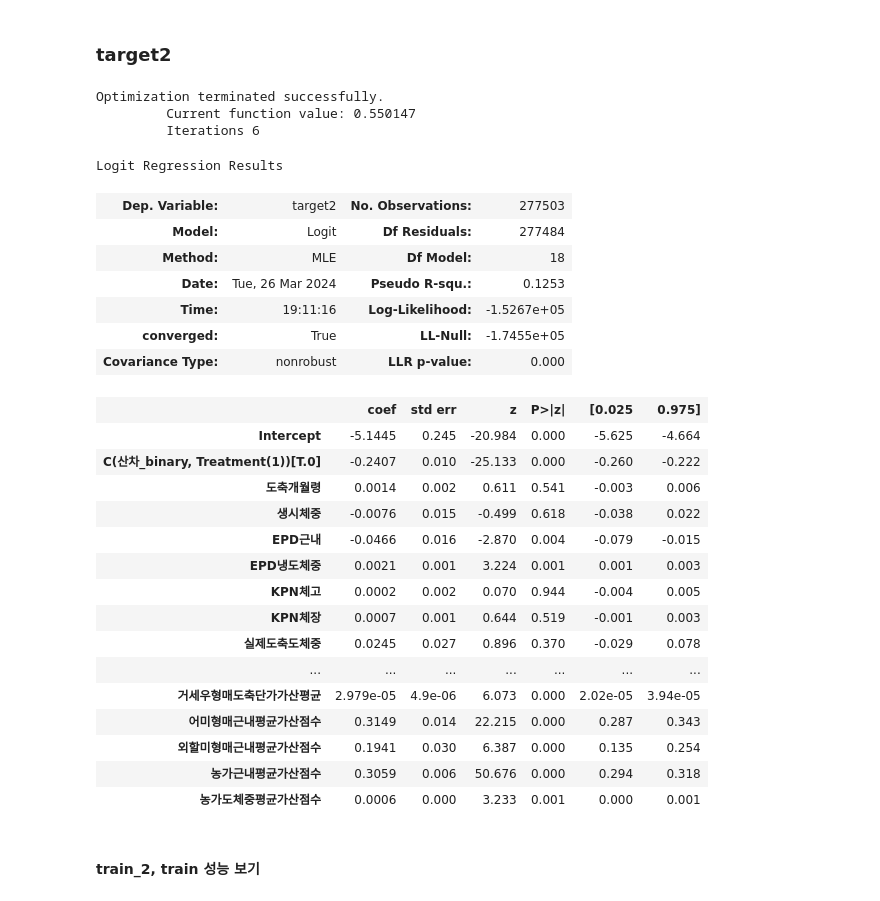
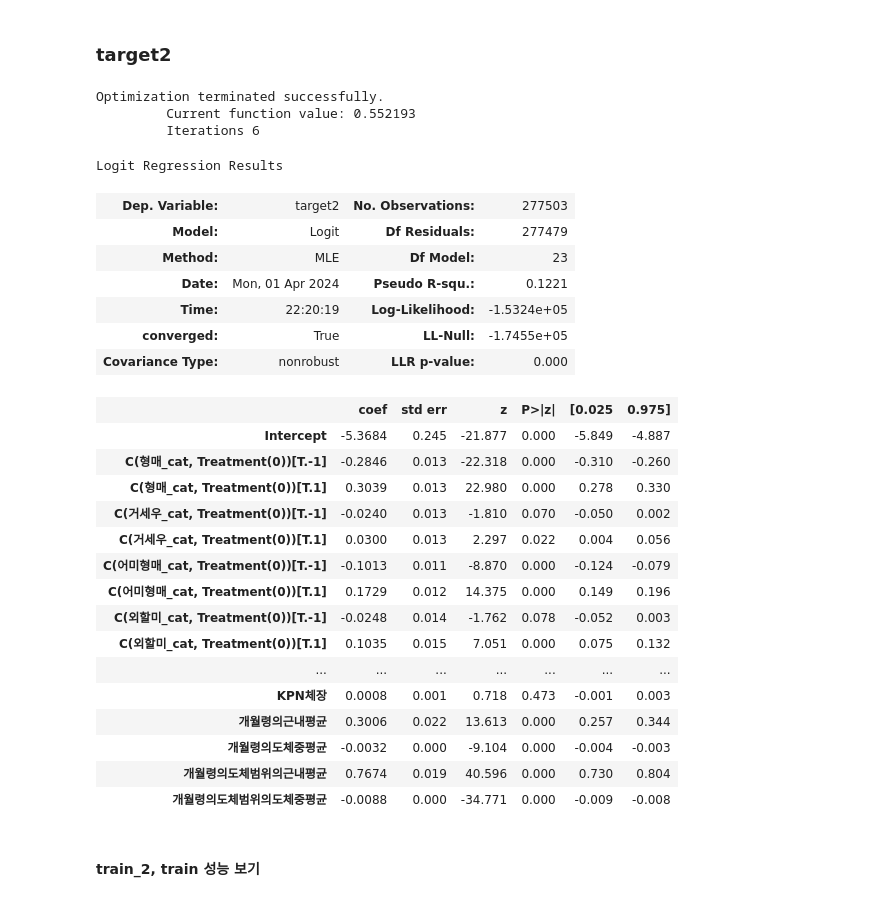
Before and after one commit to tabjun/2024-study, a Jupyter notebook: cow prediction study/code/code_0311 산차 binary copy.ipynb, the cells around one changed output. Cells and saved outputs as stored; diff of their text form; code cells hidden in the pictures.

```diff
--- a/cow prediction study/code/code_0311 산차 binary copy.ipynb
+++ b/cow prediction study/code/code_0311 산차 binary copy.ipynb
@@ -199,0 +208,7 @@ train_2 = train_copy[(train_copy['출생산차']!=180425)|(train_copy['출생산
+# %%
+train_2['형매_cat'] = train_2['형매근내평균가산점수'].apply(lambda x: -1 if 0 > x else 0 if 0 == x else 1 if 0 < x else x)
+train_2['농가근내_cat'] = train_2['농가근내평균가산점수'].apply(lambda x: -1 if 0 > x else 0 if 0 == x else 1 if 0 < x else x)
+train_2['농가도체중_cat'] = train_2['농가도체중평균가산점수'].apply(lambda x: -1 if 0 > x else 0 if 0 == x else 1 if 0 < x else x)
+train_2['어미형매_cat'] = train_2['어미형매근내평균가산점수'].apply(lambda x: -1 if 0 > x else 0 if 0 == x else 1 if 0 < x else x)
+train_2['외할미_cat'] = train_2['외할미형매근내평균가산점수'].apply(lambda x: -1 if 0 > x else 0 if 0 == x else 1 if 0 < x else x)
+train_2['거세우_cat'] = train_2['거세우형매도축단가가산평균'].apply(lambda x: -1 if 0 > x else 0 if 0 == x else 1 if 0 < x else x)
@@ -211,11 +348,11 @@ Index(['목장코드', '출생월', '도축개월령', '생시체중', '출생
 ### target1
 # %%
 model2 = sm.Logit.from_formula(""" target1 ~ 도축개월령+ 생시체중+ EPD근내+ EPD냉도체중+ KPN체고+ KPN체장
-                              + 실제도축도체중+ 개월령의근내평균 + 개월령의도체중평균
+                              + 개월령의근내평균 + 개월령의도체중평균
                               + 개월령의도체범위의근내평균 + 개월령의도체범위의도체중평균
-                              + 형매근내평균가산점수+ 거세우형매도축단가가산평균 + 어미형매근내평균가산점수
-                              + 외할미형매근내평균가산점수+ 농가근내평균가산점수
-                              + 농가도체중평균가산점수 + C(산차_binary, Treatment(1)) """, train_2).fit()
+                              + C(형매_cat, Treatment(0)) + C(거세우_cat, Treatment(0)) + C(어미형매_cat,Treatment(0))
+                              + C(외할미_cat,Treatment(0)) + C(농가근내_cat, Treatment(0))
+                              + C(농가도체중_cat, Treatment(0)) + C(산차_binary, Treatment(0)) """, train_2).fit()
 
 model2.summary()
 # %% [output]
@@ -468,41 +601,41 @@ perfo(val_copy2['target1'], val_copy2['prob_5'], beta=1)
 ### target2
 # %%
 model2_target2 = sm.Logit.from_formula(""" target2 ~ 도축개월령+ 생시체중+ EPD근내+ EPD냉도체중+ KPN체고+ KPN체장
-                              + 실제도축도체중+ 개월령의근내평균 + 개월령의도체중평균
+                              + 개월령의근내평균 + 개월령의도체중평균
                               + 개월령의도체범위의근내평균 + 개월령의도체범위의도체중평균
-                              + 형매근내평균가산점수+ 거세우형매도축단가가산평균 + 어미형매근내평균가산점수
-                              + 외할미형매근내평균가산점수+ 농가근내평균가산점수
-                              + 농가도체중평균가산점수 + C(산차_binary,Treatment(1))""", train_2).fit()
+                              + C(형매_cat, Treatment(0)) + C(거세우_cat, Treatment(0)) + C(어미형매_cat,Treatment(0))
+                              + C(외할미_cat,Treatment(0)) + C(농가근내_cat, Treatment(0))
+                              + C(농가도체중_cat, Treatment(0)) + C(산차_binary, Treatment(0))""", train_2).fit()
 
 model2_target2.summary()
 # %% [output]
 Optimization terminated successfully.
-         Current function value: 0.550147
+         Current function value: 0.552193
          Iterations 6
 Logit Regression Results
 | Dep. Variable: | target2 | No. Observations: | 277503 |
-| Model: | Logit | Df Residuals: | 277484 |
-| Method: | MLE | Df Model: | 18 |
-| Date: | Tue, 26 Mar 2024 | Pseudo R-squ.: | 0.1253 |
-| Time: | 19:11:16 | Log-Likelihood: | -1.5267e+05 |
+| Model: | Logit | Df Residuals: | 277479 |
+| Method: | MLE | Df Model: | 23 |
+| Date: | Mon, 01 Apr 2024 | Pseudo R-squ.: | 0.1221 |
+| Time: | 22:20:19 | Log-Likelihood: | -1.5324e+05 |
 | converged: | True | LL-Null: | -1.7455e+05 |
 | Covariance Type: | nonrobust | LLR p-value: | 0.000 |
 |  | coef | std err | z | P>|z| | [0.025 | 0.975] |
-| Intercept | -5.1445 | 0.245 | -20.984 | 0.000 | -5.625 | -4.664 |
-| C(산차_binary, Treatment(1))[T.0] | -0.2407 | 0.010 | -25.133 | 0.000 | -0.260 | -0.222 |
-| 도축개월령 | 0.0014 | 0.002 | 0.611 | 0.541 | -0.003 | 0.006 |
-| 생시체중 | -0.0076 | 0.015 | -0.499 | 0.618 | -0.038 | 0.022 |
-| EPD근내 | -0.0466 | 0.016 | -2.870 | 0.004 | -0.079 | -0.015 |
-| EPD냉도체중 | 0.0021 | 0.001 | 3.224 | 0.001 | 0.001 | 0.003 |
-| KPN체고 | 0.0002 | 0.002 | 0.070 | 0.944 | -0.004 | 0.005 |
-| KPN체장 | 0.0007 | 0.001 | 0.644 | 0.519 | -0.001 | 0.003 |
-| 실제도축도체중 | 0.0245 | 0.027 | 0.896 | 0.370 | -0.029 | 0.078 |
+| Intercept | -5.3684 | 0.245 | -21.877 | 0.000 | -5.849 | -4.887 |
+| C(형매_cat, Treatment(0))[T.-1] | -0.2846 | 0.013 | -22.318 | 0.000 | -0.310 | -0.260 |
+| C(형매_cat, Treatment(0))[T.1] | 0.3039 | 0.013 | 22.980 | 0.000 | 0.278 | 0.330 |
+| C(거세우_cat, Treatment(0))[T.-1] | -0.0240 | 0.013 | -1.810 | 0.070 | -0.050 | 0.002 |
+| C(거세우_cat, Treatment(0))[T.1] | 0.0300 | 0.013 | 2.297 | 0.022 | 0.004 | 0.056 |
+| C(어미형매_cat, Treatment(0))[T.-1] | -0.1013 | 0.011 | -8.870 | 0.000 | -0.124 | -0.079 |
+| C(어미형매_cat, Treatment(0))[T.1] | 0.1729 | 0.012 | 14.375 | 0.000 | 0.149 | 0.196 |
+| C(외할미_cat, Treatment(0))[T.-1] | -0.0248 | 0.014 | -1.762 | 0.078 | -0.052 | 0.003 |
+| C(외할미_cat, Treatment(0))[T.1] | 0.1035 | 0.015 | 7.051 | 0.000 | 0.075 | 0.132 |
 | ... | ... | ... | ... | ... | ... | ... |
-| 거세우형매도축단가가산평균 | 2.979e-05 | 4.9e-06 | 6.073 | 0.000 | 2.02e-05 | 3.94e-05 |
-| 어미형매근내평균가산점수 | 0.3149 | 0.014 | 22.215 | 0.000 | 0.287 | 0.343 |
-| 외할미형매근내평균가산점수 | 0.1941 | 0.030 | 6.387 | 0.000 | 0.135 | 0.254 |
-| 농가근내평균가산점수 | 0.3059 | 0.006 | 50.676 | 0.000 | 0.294 | 0.318 |
-| 농가도체중평균가산점수 | 0.0006 | 0.000 | 3.233 | 0.001 | 0.000 | 0.001 |
+| KPN체장 | 0.0008 | 0.001 | 0.718 | 0.473 | -0.001 | 0.003 |
+| 개월령의근내평균 | 0.3006 | 0.022 | 13.613 | 0.000 | 0.257 | 0.344 |
+| 개월령의도체중평균 | -0.0032 | 0.000 | -9.104 | 0.000 | -0.004 | -0.003 |
+| 개월령의도체범위의근내평균 | 0.7674 | 0.019 | 40.596 | 0.000 | 0.730 | 0.804 |
+| 개월령의도체범위의도체중평균 | -0.0088 | 0.000 | -34.771 | 0.000 | -0.009 | -0.008 |
 # %% [markdown]
 #### train_2, train 성능 보기
 # %%
```
Also changed, not shown: parts of 44 cells of this notebook.
